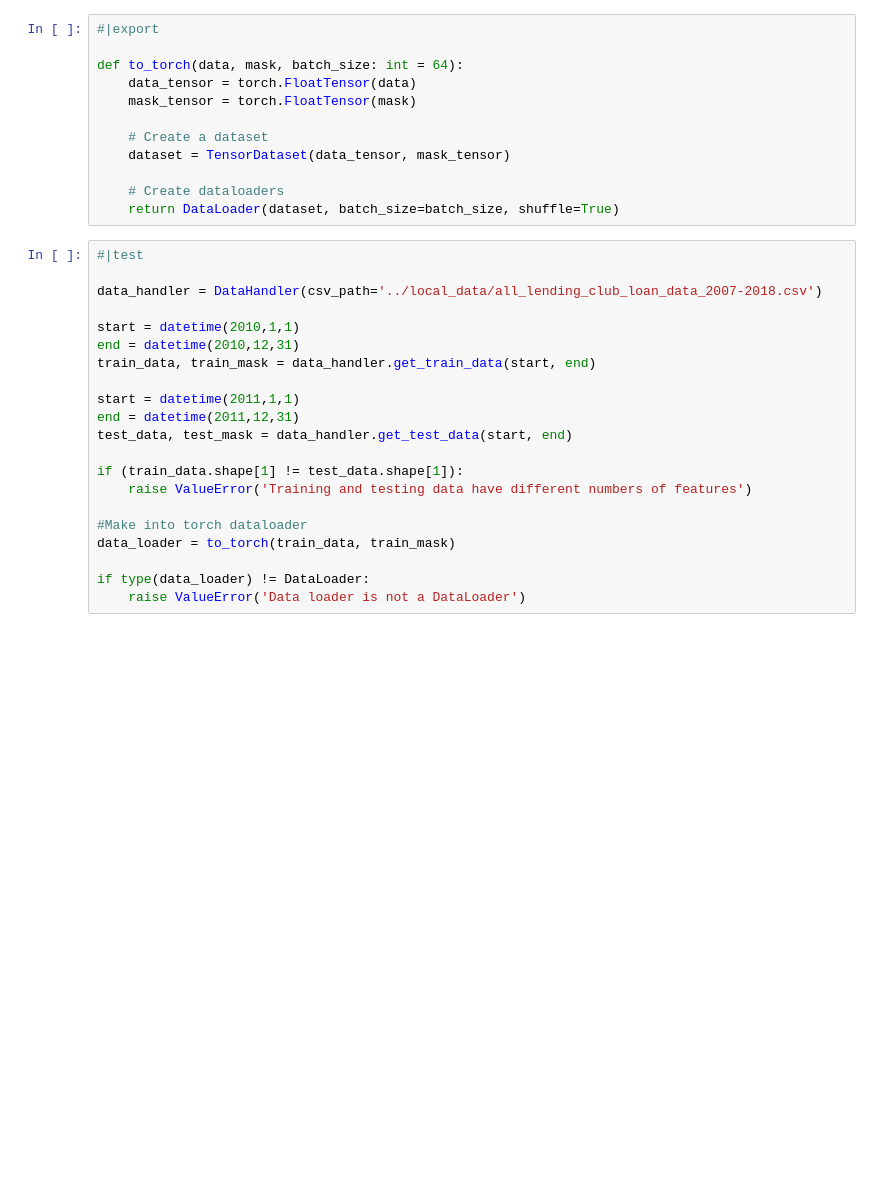
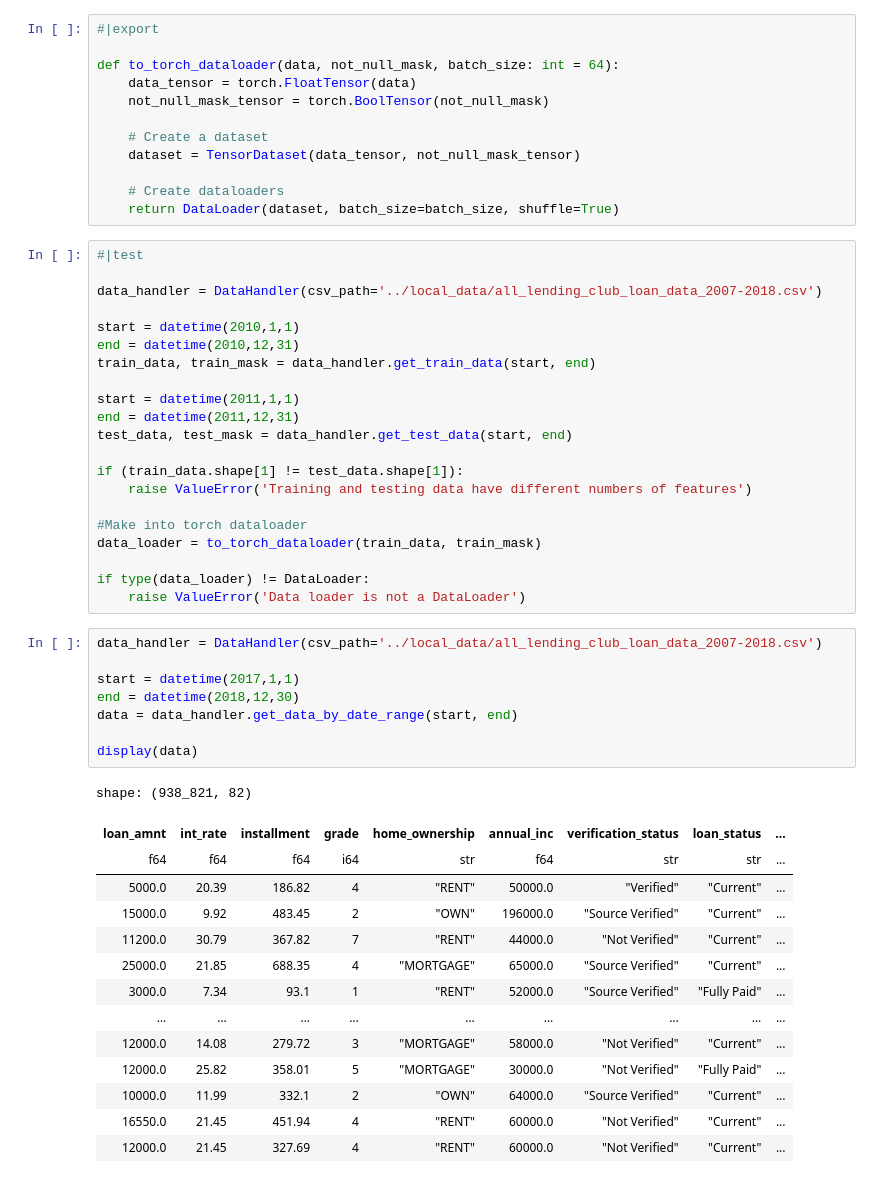
Before and after one commit to oelmiedany/autoencoders-for-data-governance, a Jupyter notebook: notebooks/1_preprocessing.ipynb, the cells around one changed output. Cells and saved outputs as stored; diff of their text form; blank space fills up the shorter version.

```diff
--- a/notebooks/1_preprocessing.ipynb
+++ b/notebooks/1_preprocessing.ipynb
@@ -253,12 +273,12 @@ class DataHandler():
 # %%
 #|export
 
-def to_torch(data, mask, batch_size: int = 64):
+def to_torch_dataloader(data, not_null_mask, batch_size: int = 64):
     data_tensor = torch.FloatTensor(data)
-    mask_tensor = torch.FloatTensor(mask)
+    not_null_mask_tensor = torch.BoolTensor(not_null_mask)
 
     # Create a dataset
-    dataset = TensorDataset(data_tensor, mask_tensor)
+    dataset = TensorDataset(data_tensor, not_null_mask_tensor)
 
     # Create dataloaders
     return DataLoader(dataset, batch_size=batch_size, shuffle=True)
@@ -279,7 +299,30 @@ if (train_data.shape[1] != test_data.shape[1]):
     raise ValueError('Training and testing data have different numbers of features')
 
 #Make into torch dataloader
-data_loader = to_torch(train_data, train_mask)
+data_loader = to_torch_dataloader(train_data, train_mask)
 
 if type(data_loader) != DataLoader:
     raise ValueError('Data loader is not a DataLoader')
+# %%
+data_handler = DataHandler(csv_path='../local_data/all_lending_club_loan_data_2007-2018.csv')
+
+start = datetime(2017,1,1)
+end = datetime(2018,12,30)
+data = data_handler.get_data_by_date_range(start, end)
+
+display(data)
+# %% [output]
+shape: (938_821, 82)
+| loan_amnt | int_rate | installment | grade | home_ownership | annual_inc | verification_status | loan_status | ... |
+| f64 | f64 | f64 | i64 | str | f64 | str | str | ... |
+| 5000.0 | 20.39 | 186.82 | 4 | "RENT" | 50000.0 | "Verified" | "Current" | ... |
+| 15000.0 | 9.92 | 483.45 | 2 | "OWN" | 196000.0 | "Source Verified" | "Current" | ... |
+| 11200.0 | 30.79 | 367.82 | 7 | "RENT" | 44000.0 | "Not Verified" | "Current" | ... |
+| 25000.0 | 21.85 | 688.35 | 4 | "MORTGAGE" | 65000.0 | "Source Verified" | "Current" | ... |
+| 3000.0 | 7.34 | 93.1 | 1 | "RENT" | 52000.0 | "Source Verified" | "Fully Paid" | ... |
+| … | … | … | … | … | … | … | … | ... |
+| 12000.0 | 14.08 | 279.72 | 3 | "MORTGAGE" | 58000.0 | "Not Verified" | "Current" | ... |
+| 12000.0 | 25.82 | 358.01 | 5 | "MORTGAGE" | 30000.0 | "Not Verified" | "Fully Paid" | ... |
+| 10000.0 | 11.99 | 332.1 | 2 | "OWN" | 64000.0 | "Source Verified" | "Current" | ... |
+| 16550.0 | 21.45 | 451.94 | 4 | "RENT" | 60000.0 | "Not Verified" | "Current" | ... |
+| 12000.0 | 21.45 | 327.69 | 4 | "RENT" | 60000.0 | "Not Verified" | "Current" | ... |
```
Also changed, not shown: parts of 2 cells of this notebook, 12 other files.
